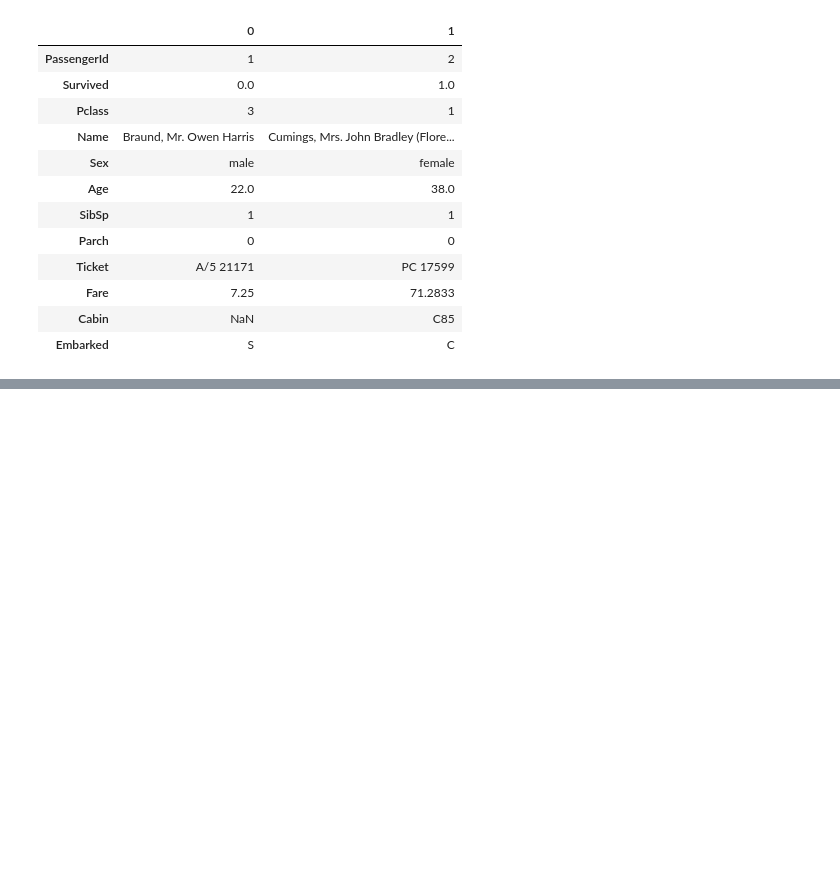
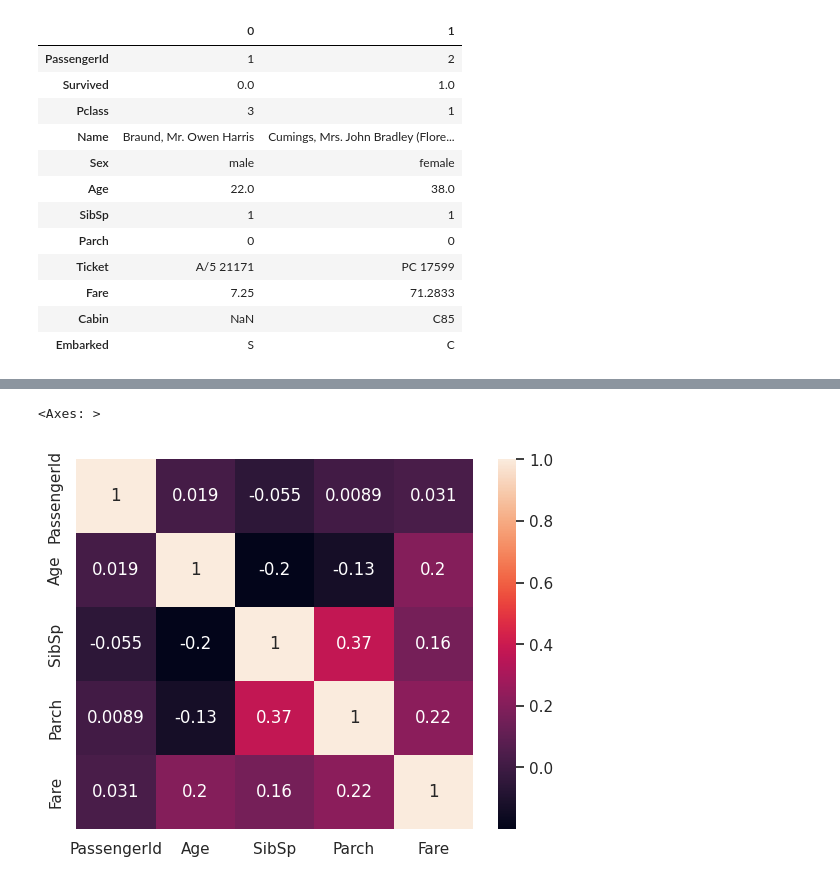
Before and after one commit to leekyuyoung20230313/pythone, a Jupyter notebook: 전처리/범주형데이터_처리.ipynb, the cells around one changed output, grey strips where cells are left out. Cells and saved outputs as stored; diff of their text form; code cells hidden in the pictures; blank space fills up the shorter version.

```diff
--- a/전처리/범주형데이터_처리.ipynb
+++ b/전처리/범주형데이터_처리.ipynb
@@ -244,0 +263,4 @@ df.isna()
+# %%
+df = df.reset_index(drop=True)
+# %%
+df.loc[[61,829],'Embarked'] = 'S'
@@ -244,0 +286,2 @@ df.isna()
+# %%
+df.rename(columns={'Sex':'Gender'},inplace=True)
@@ -244,0 +335,4 @@ df.isna()
+# %%
+# 상관관계  Pclass    , Cabin
+df2 = df.drop(columns=['Pclass', 'Cabin','Survived' ])
+df2.head()
@@ -244,0 +355,5 @@ df.isna()
+# %%
+sns.heatmap(df2.corr(), annot=True)
+# %% [output]
+<Axes: >
+[figure, added]
```
Also changed, not shown: parts of 18 cells of this notebook.
